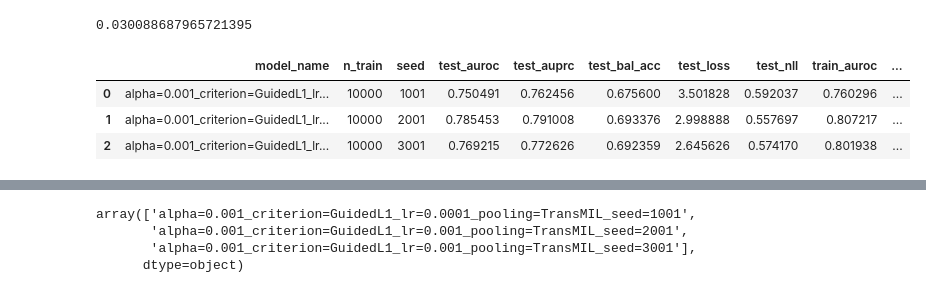
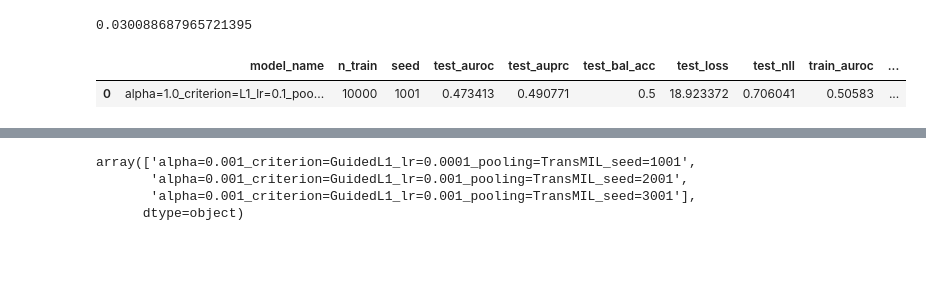
Before and after one commit to ethanharvey98/pooling, a Jupyter notebook: notebooks/synthetic_data.ipynb, the cells around one changed output, grey strips where cells are left out. Drawn from its saved outputs; the diff is of its cells as text; code cells hidden in the pictures; blank space fills up the shorter version.

Commit message:
Added more AdditiveMIL and AEM results

```diff
--- a/notebooks/synthetic_data.ipynb
+++ b/notebooks/synthetic_data.ipynb
@@ -91,10 +91,12 @@ embedding_level = True
 experiments_dir = "/cluster/tufts/hugheslab/eharve06/pooling/experiments/varying_n_embedding_level=True"
 lrs = [0.1, 0.01, 0.001, 0.0001]
 n_trains = [100, 158, 251, 398, 630, 1000, 1584, 2511, 3981, 6309, 10000]
+n_trains = [10000]
 n_test = 1000
 n_vals = [25, 39, 62, 99, 157, 250, 396, 627, 995, 1577, 2500]
-#poolings = ["Max", "Mean", "ABMIL", "SmAP"]
-poolings = ["Max", "Mean", "ABMIL", "TransMIL", "SmAP"]
+n_vals = [2500]
+#poolings = ["Max", "Mean", "ABMIL", "TransMIL", "SmAP"]
+poolings = ["AdditiveMIL"]
 r = 12
 save = True
 seeds = [1001]
@@ -296,7 +316,7 @@ for alpha, criterion, lr, (data_seed_test, data_seed_train, data_seed_val, seed)
 # %%
 alphas = [1.0, 0.1, 0.01, 0.001, 0.0001, 1e-05, 1e-06, 0.0]
 batch_size = 64
-criterions = ["GuidedL1"]
+criterions = ["L1"]
 data_seeds_test = [1003, 2003, 3003]
 data_seeds_train = [1001, 2001, 3001]
 data_seeds_val = [1002, 2002, 3002]
@@ -305,44 +325,42 @@ epochs = 1000
 embedding_level = True
 experiments_dir = "/cluster/tufts/hugheslab/eharve06/pooling/experiments/varying_n_embedding_level=True"
 #experiments_dir = "/cluster/tufts/hugheslab/eharve06/pooling/experiments/varying_n_beta=1.0_embedding_level=True"
-experiments_dir = "/cluster/tufts/hugheslab/eharve06/pooling/experiments/varying_n_beta2=1.0_embedding_level=True"
-experiments_dir = "/cluster/tufts/hugheslab/eharve06/pooling/experiments/varying_n_beta=1.0_embedding_level=True_multi_head=False"
+#experiments_dir = "/cluster/tufts/hugheslab/eharve06/pooling/experiments/varying_n_beta2=1.0_embedding_level=True"
+#experiments_dir = "/cluster/tufts/hugheslab/eharve06/pooling/experiments/varying_n_beta=1.0_embedding_level=True_multi_head=False"
 lrs = [0.1, 0.01, 0.001, 0.0001]
 n_train = 10000
 n_test = 1000
 n_val = 2500
 #poolings = ["Max", "Mean", "ABMIL", "TransMIL", "SmAP"]
-poolings = ["TransMIL"]
+poolings = ["AdditiveMIL"]
 r = 12
 save = True
 seeds = [1001, 2001, 3001]
 weight_decay = 0.0
 
 columns = ["model_name", "n_train", "seed", "test_auroc", "test_auprc", "test_bal_acc", "test_loss", "test_nll", "train_auroc", "train_auprc", "train_bal_acc", "train_loss", "train_nll", "val_auroc", "val_auprc", "val_bal_acc", "val_loss", "val_nll"]
 df = pd.DataFrame(columns=columns)
 
 for alpha, criterion, lr, (data_seed_test, data_seed_train, data_seed_val, seed), pooling in itertools.product(alphas, criterions, lrs, zip(data_seeds_test, data_seeds_train, data_seeds_val, seeds), poolings):
 
     dataset_folder = f"delta={delta}_r={r}_s_low=20_s_high=60"
     datasplit_folder = f"data_seed_test={data_seed_test}_data_seed_train={data_seed_train}_data_seed_val={data_seed_val}_n_test={n_test}_n_train={n_train}_n_val={n_val}"
     temp_experiments_dir = f"{experiments_dir}/{dataset_folder}/{datasplit_folder}"
     model_name = f"alpha={alpha}_criterion={criterion}_lr={lr}_pooling={pooling}_seed={seed}"
 
     if os.path.exists(f"{temp_experiments_dir}/{model_name}.csv"):
         temp_df = pd.read_csv(f"{temp_experiments_dir}/{model_name}.csv")
         if len(temp_df[temp_df.train_auroc>temp_df.val_auroc]):
             index = temp_df[temp_df.train_auroc>temp_df.val_auroc].val_auroc.idxmax()
             row = [model_name, n_train, seed, temp_df.test_auroc.values[index], temp_df.test_auprc.values[index], temp_df.test_bal_acc.values[index], temp_df.test_loss.values[index], temp_df.test_nll.values[index], temp_df.train_auroc.values[index], temp_df.train_auprc.values[index], temp_df.train_bal_acc.values[index], temp_df.train_loss.values[index], temp_df.train_nll.values[index], temp_df.val_auroc.values[index], temp_df.val_auprc.values[index], temp_df.val_bal_acc.values[index], temp_df.val_loss.values[index], temp_df.val_nll.values[index]]
             df.loc[len(df)] = row
 
 indices = df.groupby(["n_train", "seed"])["val_auroc"].idxmax()
 df = df.loc[indices].reset_index(drop=True)
 df
 # %% [output]
 |  | model_name | n_train | seed | test_auroc | test_auprc | test_bal_acc | test_loss | test_nll | train_auroc | ... |
-| 0 | alpha=0.001_criterion=GuidedL1_lr... | 10000 | 1001 | 0.750491 | 0.762456 | 0.675600 | 3.501828 | 0.592037 | 0.760296 | ... |
-| 1 | alpha=0.001_criterion=GuidedL1_lr... | 10000 | 2001 | 0.785453 | 0.791008 | 0.693376 | 2.998888 | 0.557697 | 0.807217 | ... |
-| 2 | alpha=0.001_criterion=GuidedL1_lr... | 10000 | 3001 | 0.769215 | 0.772626 | 0.692359 | 2.645626 | 0.574170 | 0.801938 | ... |
+| 0 | alpha=1.0_criterion=L1_lr=0.1_poo... | 10000 | 1001 | 0.473413 | 0.490771 | 0.5 | 18.923372 | 0.706041 | 0.50583 | ... |
 # %%
 print(f"${df.test_auroc.mean():.3f}${{\\tiny$\pm {df.test_auroc.std():.3f}$}}")
 print(f"${df.test_auprc.mean():.3f}${{\\tiny$\pm {df.test_auprc.std():.3f}$}}")
```
Also changed, not shown: parts of 5 cells of this notebook, 12 other files.
